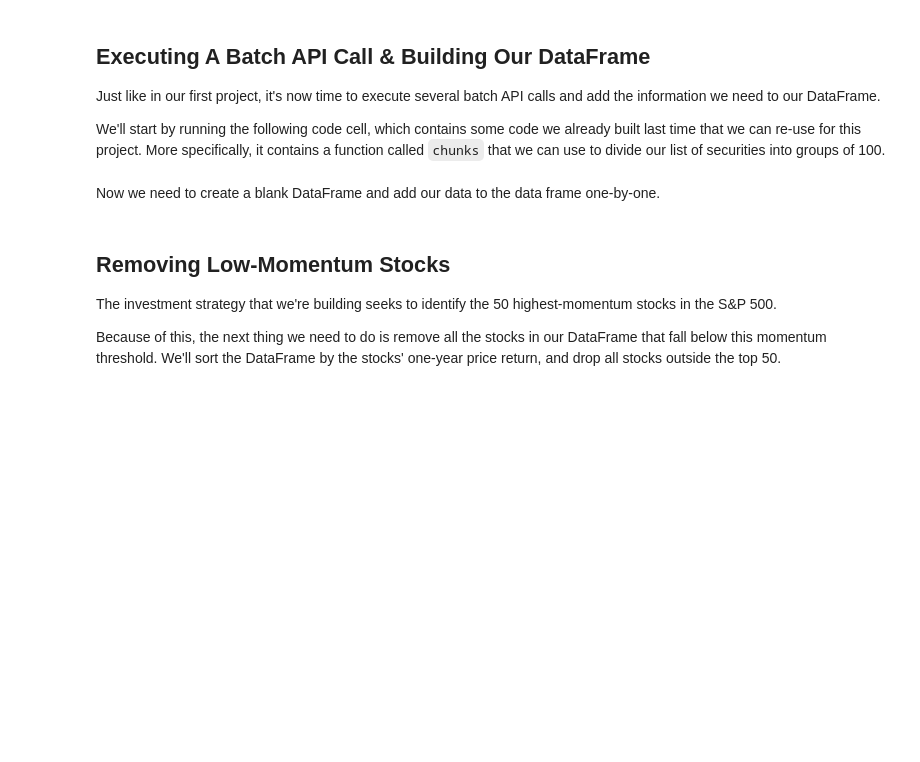
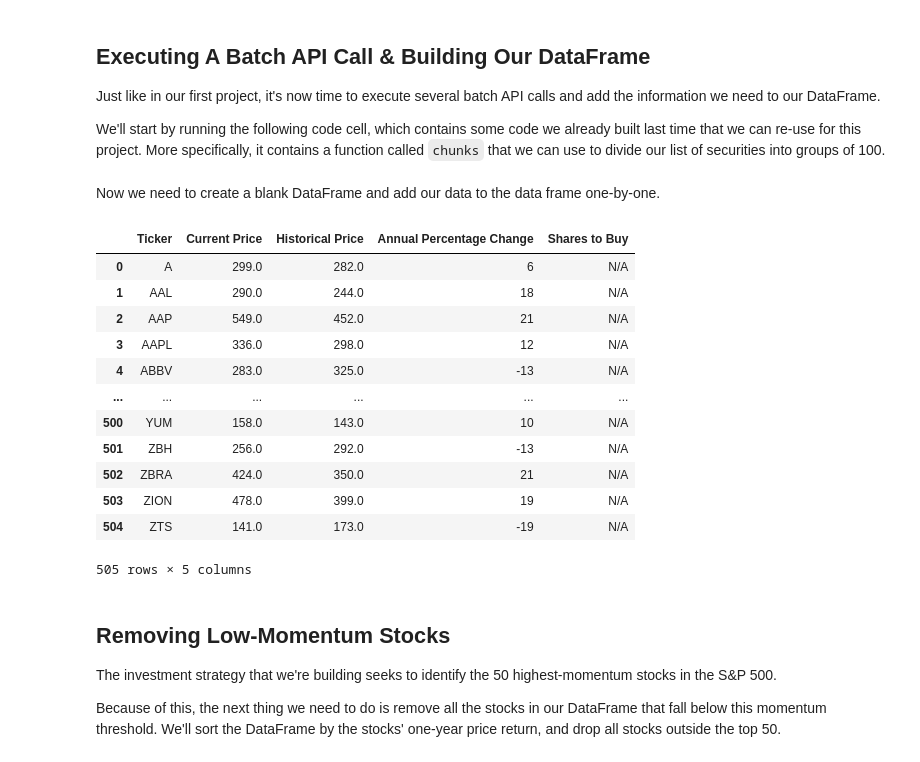
Before and after one commit to NoahH273/algorithmic-trading-python, a Jupyter notebook: starter_files/002_quantitative_momentum_strategy.ipynb, the cells around one changed output. Saved outputs shown, nothing was run; the diff lists cells and outputs as text; code cells hidden in the pictures; blank space fills up the shorter version.

```diff
--- a/starter_files/002_quantitative_momentum_strategy.ipynb
+++ b/starter_files/002_quantitative_momentum_strategy.ipynb
@@ -53,6 +74,39 @@ for i in range(0, len(symbol_groups)):
 my_columns = ['Ticker', 'Price', 'One-Year Price Return', 'Number of Shares to Buy']
 # %% [markdown]
 Now we need to create a blank DataFrame and add our data to the data frame one-by-one.
+# %%
+all_data = []
+columns_index = ['Ticker', 'Current Price', 'Historical Price', 'Annual Percentage Change', 'Shares to Buy']
+generator = np.random.default_rng()
+for stock in stocks['Ticker']:
+    # print(stock)
+    historical_price = float(generator.integers(50, 500))
+    current_price = historical_price + float(generator.integers(-0.2 * historical_price, 0.25 * historical_price))
+    # print(f'current_price: {current_price}')
+    # print(f'historical_price: {historical_price}')
+    percent_change = int(np.floor((((current_price/historical_price) - 1) * 100)))
+    stock_data = [stock, current_price, historical_price, percent_change, 'N/A']
+    series = pd.Series(data = stock_data, index = columns_index)
+    # print(f'Series: {series.values}')
+    all_data.append(series)
+# print(f'all_data: {all_data}')
+# print(all_data)
+final_df = pd.DataFrame(data = all_data, columns = columns_index)
+final_df
+# %% [output]
+|  | Ticker | Current Price | Historical Price | Annual Percentage Change | Shares to Buy |
+| 0 | A | 299.0 | 282.0 | 6 | N/A |
+| 1 | AAL | 290.0 | 244.0 | 18 | N/A |
+| 2 | AAP | 549.0 | 452.0 | 21 | N/A |
+| 3 | AAPL | 336.0 | 298.0 | 12 | N/A |
+| 4 | ABBV | 283.0 | 325.0 | -13 | N/A |
+| ... | ... | ... | ... | ... | ... |
+| 500 | YUM | 158.0 | 143.0 | 10 | N/A |
+| 501 | ZBH | 256.0 | 292.0 | -13 | N/A |
+| 502 | ZBRA | 424.0 | 350.0 | 21 | N/A |
+| 503 | ZION | 478.0 | 399.0 | 19 | N/A |
+| 504 | ZTS | 141.0 | 173.0 | -19 | N/A |
+505 rows × 5 columns
 # %% [markdown]
 ## Removing Low-Momentum Stocks
 
```
Also changed, not shown: parts of 8 cells of this notebook.
